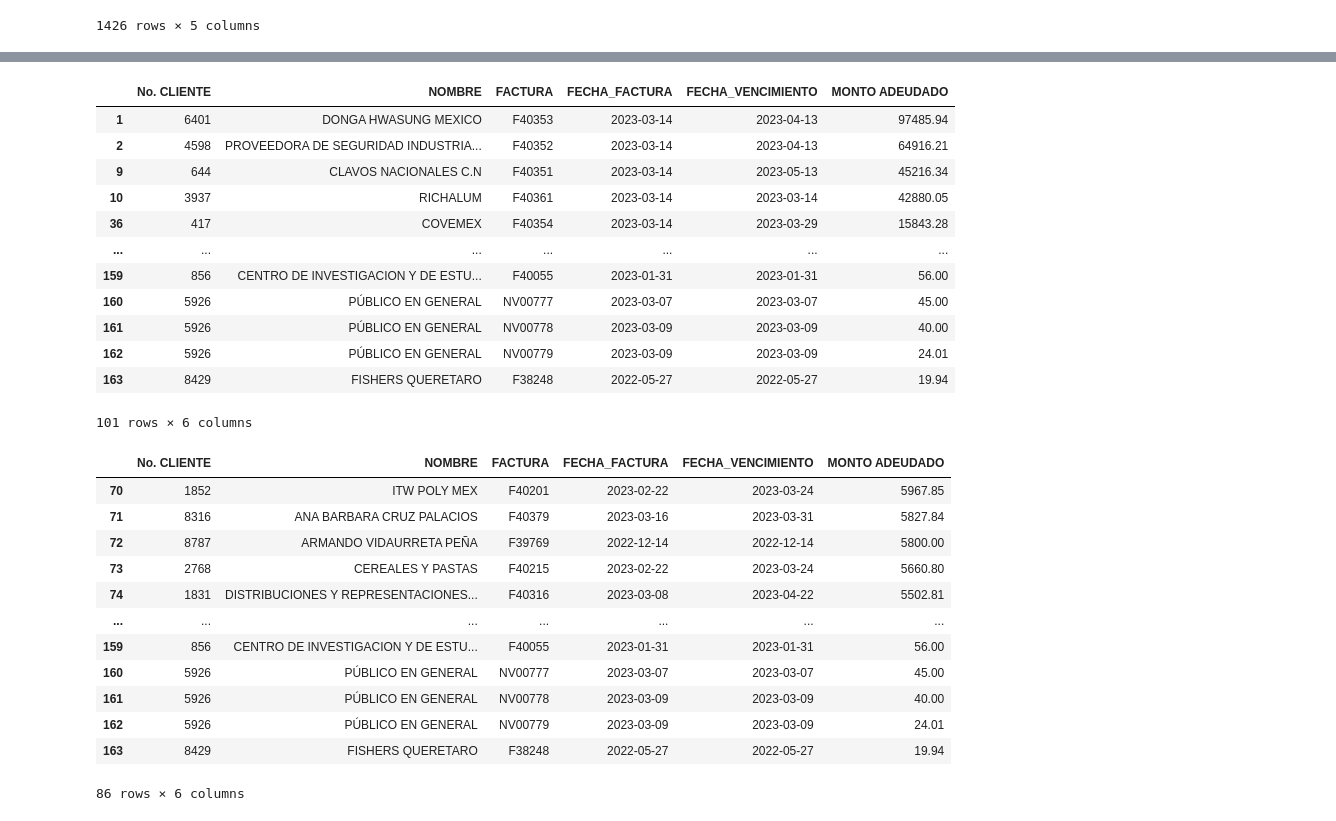
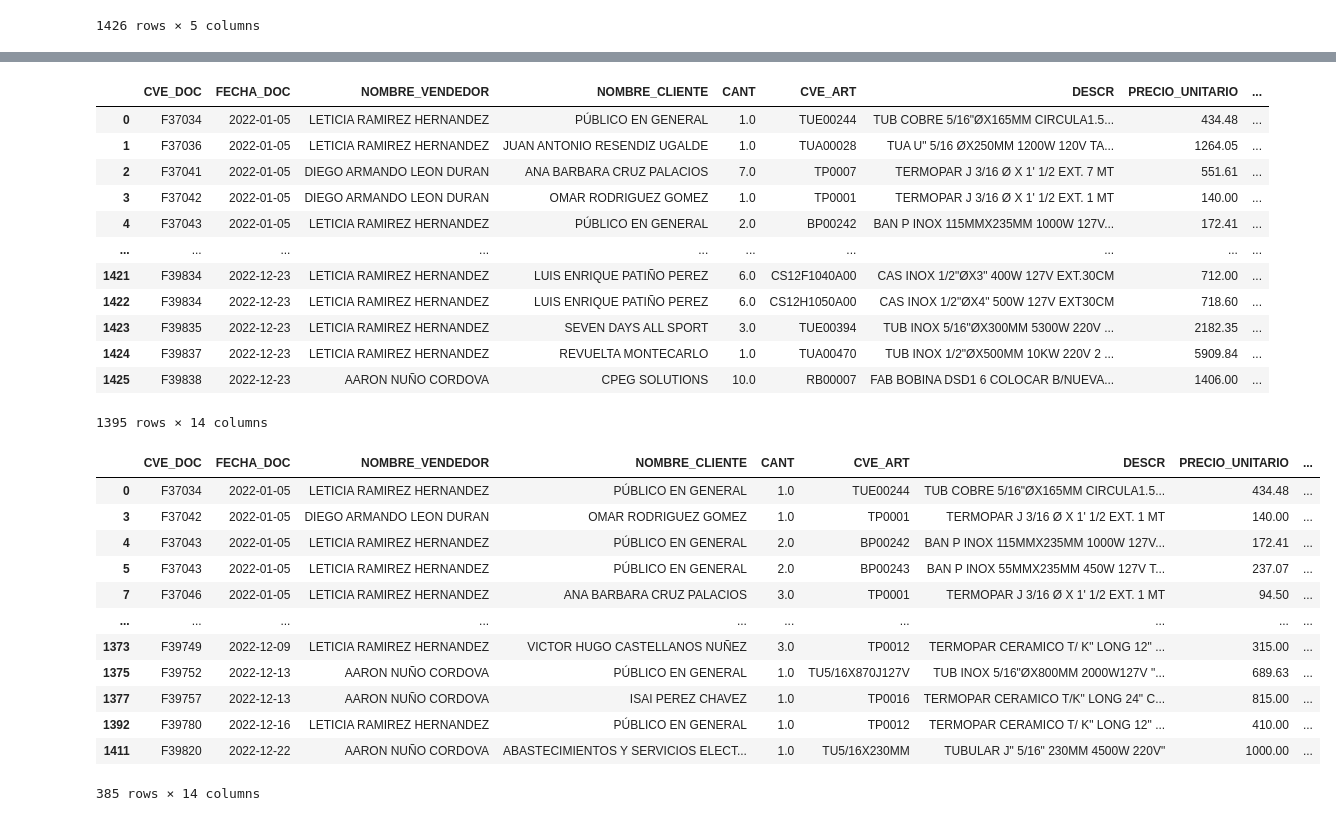
Before and after one commit to CaroBrambila/Actividad-1.1-Extracci-n-de-Datos-, a Jupyter notebook: Actividad_1_1_(Extracción_de_Datos).ipynb, the cells around one changed output, grey strips where cells are left out. Drawn from its saved outputs; the diff is of its cells as text; code cells hidden in the pictures.

```diff
--- a/Actividad_1_1_(Extracción_de_Datos).ipynb
+++ b/Actividad_1_1_(Extracción_de_Datos).ipynb
@@ -186,18 +178,18 @@ filtro7
 # %%
 # filtro o
-filtro8=df[(df["MONTO ADEUDADO"] < 6000)| (df["FECHA_FACTURA"]=="2023-03-14")]
+filtro8=df[(df["MARGEN_UNITARIO_CALCULADO"] < 6000)| (df["FECHA_DOC"]=="05/01/2022  12:00:00 a. m.")]
 filtro8
 # %% [output]
-|  | No. CLIENTE | NOMBRE | FACTURA | FECHA_FACTURA | FECHA_VENCIMIENTO | MONTO ADEUDADO |
-| 1 | 6401 | DONGA HWASUNG MEXICO | F40353 | 2023-03-14 | 2023-04-13 | 97485.94 |
-| 2 | 4598 | PROVEEDORA DE SEGURIDAD INDUSTRIA... | F40352 | 2023-03-14 | 2023-04-13 | 64916.21 |
-| 9 | 644 | CLAVOS NACIONALES C.N | F40351 | 2023-03-14 | 2023-05-13 | 45216.34 |
-| 10 | 3937 | RICHALUM | F40361 | 2023-03-14 | 2023-03-14 | 42880.05 |
-| 36 | 417 | COVEMEX | F40354 | 2023-03-14 | 2023-03-29 | 15843.28 |
-| ... | ... | ... | ... | ... | ... | ... |
-| 159 | 856 | CENTRO DE INVESTIGACION Y DE ESTU... | F40055 | 2023-01-31 | 2023-01-31 | 56.00 |
-| 160 | 5926 | PÚBLICO EN GENERAL | NV00777 | 2023-03-07 | 2023-03-07 | 45.00 |
-| 161 | 5926 | PÚBLICO EN GENERAL | NV00778 | 2023-03-09 | 2023-03-09 | 40.00 |
-| 162 | 5926 | PÚBLICO EN GENERAL | NV00779 | 2023-03-09 | 2023-03-09 | 24.01 |
-| 163 | 8429 | FISHERS QUERETARO | F38248 | 2022-05-27 | 2022-05-27 | 19.94 |
+|  | CVE_DOC | FECHA_DOC | NOMBRE_VENDEDOR | NOMBRE_CLIENTE | CANT | CVE_ART | DESCR | PRECIO_UNITARIO | ... |
+| 0 | F37034 | 2022-01-05 | LETICIA RAMIREZ HERNANDEZ | PÚBLICO EN GENERAL | 1.0 | TUE00244 | TUB COBRE 5/16"ØX165MM CIRCULA1.5... | 434.48 | ... |
+| 1 | F37036 | 2022-01-05 | LETICIA RAMIREZ HERNANDEZ | JUAN ANTONIO RESENDIZ UGALDE | 1.0 | TUA00028 | TUA U" 5/16 ØX250MM 1200W 120V TA... | 1264.05 | ... |
+| 2 | F37041 | 2022-01-05 | DIEGO ARMANDO LEON DURAN | ANA BARBARA CRUZ PALACIOS | 7.0 | TP0007 | TERMOPAR J 3/16 Ø X 1' 1/2 EXT. 7 MT | 551.61 | ... |
+| 3 | F37042 | 2022-01-05 | DIEGO ARMANDO LEON DURAN | OMAR RODRIGUEZ GOMEZ | 1.0 | TP0001 | TERMOPAR J 3/16 Ø X 1' 1/2 EXT. 1 MT | 140.00 | ... |
+| 4 | F37043 | 2022-01-05 | LETICIA RAMIREZ HERNANDEZ | PÚBLICO EN GENERAL | 2.0 | BP00242 | BAN P INOX 115MMX235MM 1000W 127V... | 172.41 | ... |
+| ... | ... | ... | ... | ... | ... | ... | ... | ... | ... |
+| 1421 | F39834 | 2022-12-23 | LETICIA RAMIREZ HERNANDEZ | LUIS ENRIQUE PATIÑO PEREZ | 6.0 | CS12F1040A00 | CAS INOX 1/2"ØX3" 400W 127V EXT.30CM | 712.00 | ... |
+| 1422 | F39834 | 2022-12-23 | LETICIA RAMIREZ HERNANDEZ | LUIS ENRIQUE PATIÑO PEREZ | 6.0 | CS12H1050A00 | CAS INOX 1/2"ØX4" 500W 127V EXT30CM | 718.60 | ... |
+| 1423 | F39835 | 2022-12-23 | LETICIA RAMIREZ HERNANDEZ | SEVEN DAYS ALL SPORT | 3.0 | TUE00394 | TUB INOX 5/16"ØX300MM 5300W 220V ... | 2182.35 | ... |
+| 1424 | F39837 | 2022-12-23 | LETICIA RAMIREZ HERNANDEZ | REVUELTA MONTECARLO | 1.0 | TUA00470 | TUB INOX 1/2"ØX500MM 10KW 220V 2 ... | 5909.84 | ... |
+| 1425 | F39838 | 2022-12-23 | AARON NUÑO CORDOVA | CPEG SOLUTIONS | 10.0 | RB00007 | FAB BOBINA DSD1 6 COLOCAR B/NUEVA... | 1406.00 | ... |
-101 rows × 6 columns
+1395 rows × 14 columns
@@ -204,18 +198,18 @@ filtro8
 # %%
 #filtro not
-filtro9=df[~(df["MONTO ADEUDADO"] > 6000) & ~(df["FECHA_FACTURA"]=="2023-03-14")]
+filtro9=df[~(df["SUBTOTAL_PARTIDA"] > 1000) & ~(df["FECHA_DOC"]=="08/09/2022  12:00:00 a. m.")]
 filtro9
 # %% [output]
-|  | No. CLIENTE | NOMBRE | FACTURA | FECHA_FACTURA | FECHA_VENCIMIENTO | MONTO ADEUDADO |
-| 70 | 1852 | ITW POLY MEX | F40201 | 2023-02-22 | 2023-03-24 | 5967.85 |
-| 71 | 8316 | ANA BARBARA CRUZ PALACIOS | F40379 | 2023-03-16 | 2023-03-31 | 5827.84 |
-| 72 | 8787 | ARMANDO VIDAURRETA PEÑA | F39769 | 2022-12-14 | 2022-12-14 | 5800.00 |
-| 73 | 2768 | CEREALES Y PASTAS | F40215 | 2023-02-22 | 2023-03-24 | 5660.80 |
-| 74 | 1831 | DISTRIBUCIONES Y REPRESENTACIONES... | F40316 | 2023-03-08 | 2023-04-22 | 5502.81 |
-| ... | ... | ... | ... | ... | ... | ... |
-| 159 | 856 | CENTRO DE INVESTIGACION Y DE ESTU... | F40055 | 2023-01-31 | 2023-01-31 | 56.00 |
-| 160 | 5926 | PÚBLICO EN GENERAL | NV00777 | 2023-03-07 | 2023-03-07 | 45.00 |
-| 161 | 5926 | PÚBLICO EN GENERAL | NV00778 | 2023-03-09 | 2023-03-09 | 40.00 |
-| 162 | 5926 | PÚBLICO EN GENERAL | NV00779 | 2023-03-09 | 2023-03-09 | 24.01 |
-| 163 | 8429 | FISHERS QUERETARO | F38248 | 2022-05-27 | 2022-05-27 | 19.94 |
+|  | CVE_DOC | FECHA_DOC | NOMBRE_VENDEDOR | NOMBRE_CLIENTE | CANT | CVE_ART | DESCR | PRECIO_UNITARIO | ... |
+| 0 | F37034 | 2022-01-05 | LETICIA RAMIREZ HERNANDEZ | PÚBLICO EN GENERAL | 1.0 | TUE00244 | TUB COBRE 5/16"ØX165MM CIRCULA1.5... | 434.48 | ... |
+| 3 | F37042 | 2022-01-05 | DIEGO ARMANDO LEON DURAN | OMAR RODRIGUEZ GOMEZ | 1.0 | TP0001 | TERMOPAR J 3/16 Ø X 1' 1/2 EXT. 1 MT | 140.00 | ... |
+| 4 | F37043 | 2022-01-05 | LETICIA RAMIREZ HERNANDEZ | PÚBLICO EN GENERAL | 2.0 | BP00242 | BAN P INOX 115MMX235MM 1000W 127V... | 172.41 | ... |
+| 5 | F37043 | 2022-01-05 | LETICIA RAMIREZ HERNANDEZ | PÚBLICO EN GENERAL | 2.0 | BP00243 | BAN P INOX 55MMX235MM 450W 127V T... | 237.07 | ... |
+| 7 | F37046 | 2022-01-05 | LETICIA RAMIREZ HERNANDEZ | ANA BARBARA CRUZ PALACIOS | 3.0 | TP0001 | TERMOPAR J 3/16 Ø X 1' 1/2 EXT. 1 MT | 94.50 | ... |
+| ... | ... | ... | ... | ... | ... | ... | ... | ... | ... |
+| 1373 | F39749 | 2022-12-09 | LETICIA RAMIREZ HERNANDEZ | VICTOR HUGO CASTELLANOS NUÑEZ | 3.0 | TP0012 | TERMOPAR CERAMICO T/ K" LONG 12" ... | 315.00 | ... |
+| 1375 | F39752 | 2022-12-13 | AARON NUÑO CORDOVA | PÚBLICO EN GENERAL | 1.0 | TU5/16X870J127V | TUB INOX 5/16"ØX800MM 2000W127V "... | 689.63 | ... |
+| 1377 | F39757 | 2022-12-13 | AARON NUÑO CORDOVA | ISAI PEREZ CHAVEZ | 1.0 | TP0016 | TERMOPAR CERAMICO T/K" LONG 24" C... | 815.00 | ... |
+| 1392 | F39780 | 2022-12-16 | LETICIA RAMIREZ HERNANDEZ | PÚBLICO EN GENERAL | 1.0 | TP0012 | TERMOPAR CERAMICO T/ K" LONG 12" ... | 410.00 | ... |
+| 1411 | F39820 | 2022-12-22 | AARON NUÑO CORDOVA | ABASTECIMIENTOS Y SERVICIOS ELECT... | 1.0 | TU5/16X230MM | TUBULAR J" 5/16" 230MM 4500W 220V" | 1000.00 | ... |
-86 rows × 6 columns
+385 rows × 14 columns
```
Also changed, not shown: parts of 11 cells of this notebook.
